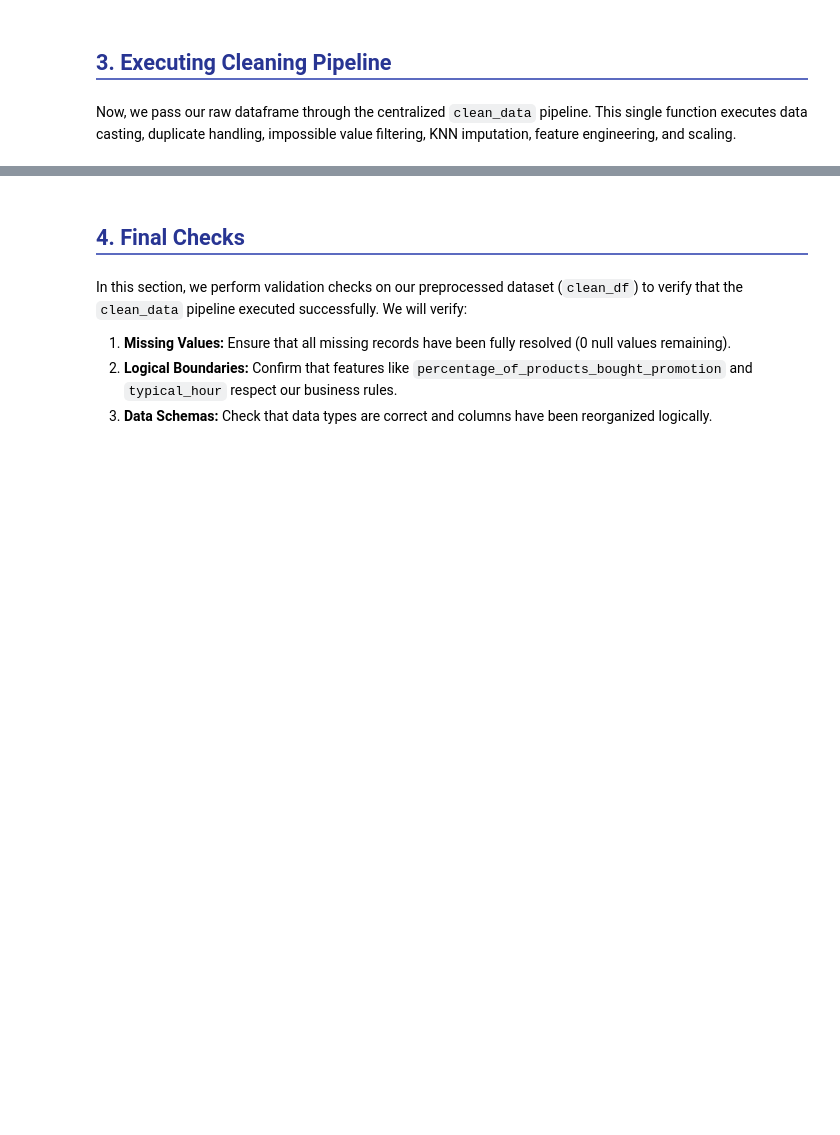
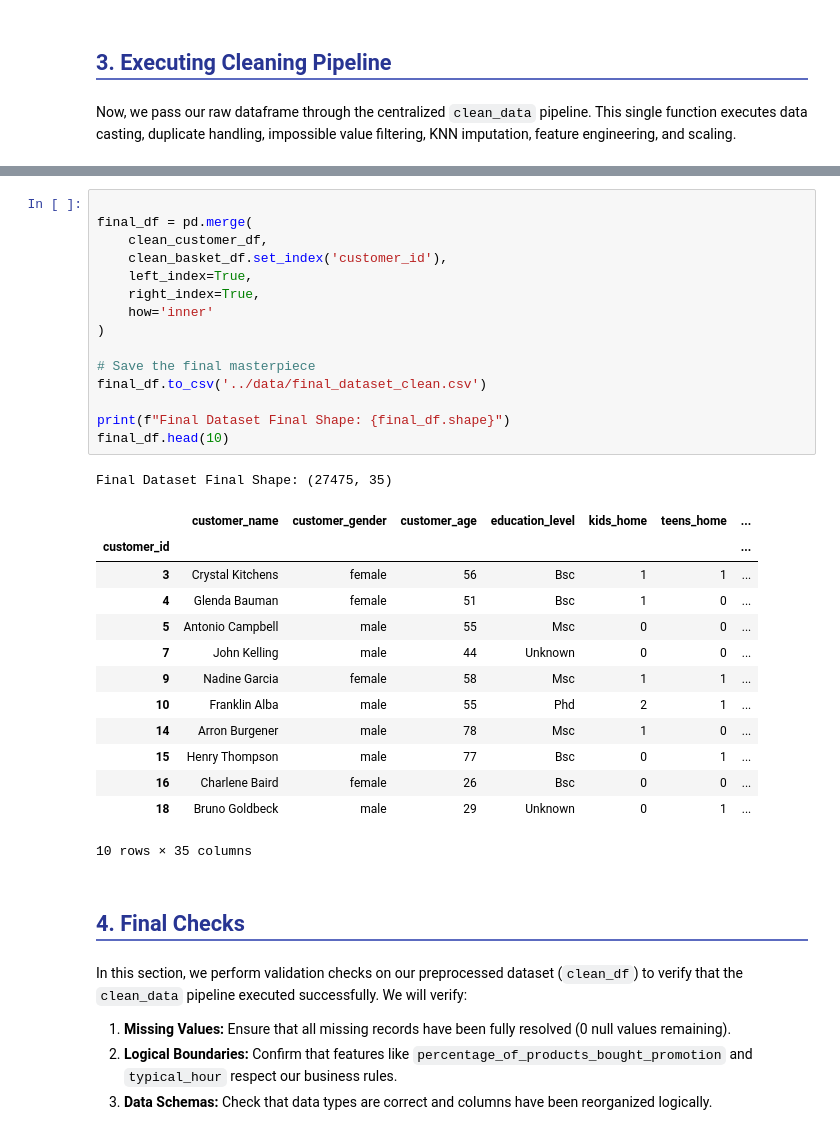
Before and after one commit to tiago2806/ml_project, a Jupyter notebook: notebooks/02_Data_Preprocessing.ipynb, the cells around one changed output, grey strips where cells are left out. Drawn from its saved outputs; the diff is of its cells as text; blank space fills up the shorter version.

```diff
--- a/notebooks/02_Data_Preprocessing.ipynb
+++ b/notebooks/02_Data_Preprocessing.ipynb
@@ -77,3 +120,33 @@ Cleaned dataset shape: (32261, 29)
+# %%
+
+final_df = pd.merge(
+    clean_customer_df,
+    clean_basket_df.set_index('customer_id'),
+    left_index=True,
+    right_index=True,
+    how='inner'
+)
+
+# Save the final masterpiece
+final_df.to_csv('../data/final_dataset_clean.csv')
+
+print(f"Final Dataset Final Shape: {final_df.shape}")
+final_df.head(10)
+# %% [output]
+Final Dataset Final Shape: (27475, 35)
+|  | customer_name | customer_gender | customer_age | education_level | kids_home | teens_home | ... |
+| customer_id |  |  |  |  |  |  | ... |
+| 3 | Crystal Kitchens | female | 56 | Bsc | 1 | 1 | ... |
+| 4 | Glenda Bauman | female | 51 | Bsc | 1 | 0 | ... |
+| 5 | Antonio Campbell | male | 55 | Msc | 0 | 0 | ... |
+| 7 | John Kelling | male | 44 | Unknown | 0 | 0 | ... |
+| 9 | Nadine Garcia | female | 58 | Msc | 1 | 1 | ... |
+| 10 | Franklin Alba | male | 55 | Phd | 2 | 1 | ... |
+| 14 | Arron Burgener | male | 78 | Msc | 1 | 0 | ... |
+| 15 | Henry Thompson | male | 77 | Bsc | 0 | 1 | ... |
+| 16 | Charlene Baird | female | 26 | Bsc | 0 | 0 | ... |
+| 18 | Bruno Goldbeck | male | 29 | Unknown | 0 | 1 | ... |
+10 rows × 35 columns
 # %% [markdown]
 <h2 style="color: #283593; border-bottom: 2px solid #5C6BC0; padding-bottom: 5px; margin-top: 30px;">4. Final Checks</h2>
 # %% [markdown]
```
Also changed, not shown: parts of 5 cells of this notebook, 2 other files.
